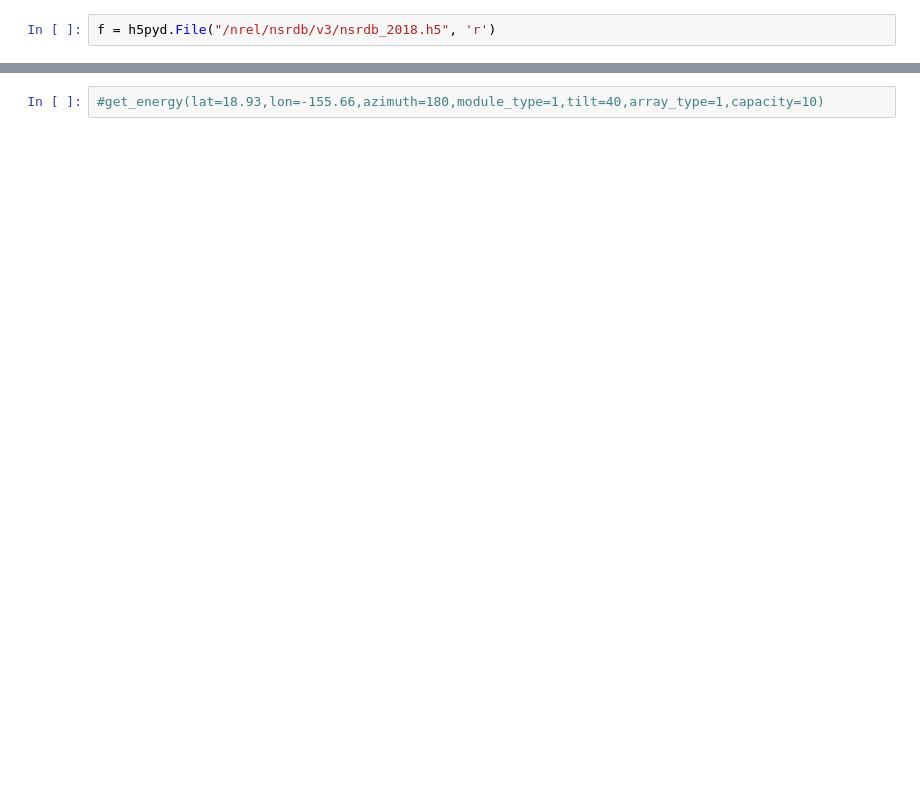
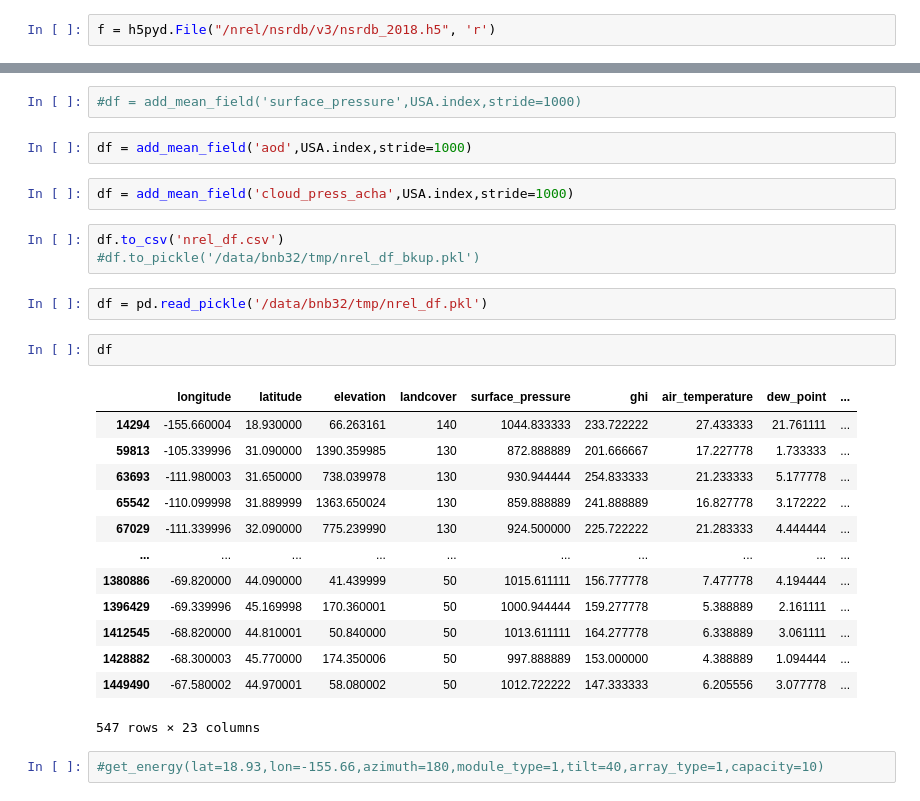
Before and after one commit to bnb32/nrel_project, a Jupyter notebook: prototype.ipynb, the cells around one changed output, grey strips where cells are left out. Cells and saved outputs as stored; diff of their text form; blank space fills up the shorter version.

```diff
--- a/prototype.ipynb
+++ b/prototype.ipynb
@@ -148,2 +259,29 @@ df_energy = get_energy_data(0,USA)
+# %%
+#df = add_mean_field('surface_pressure',USA.index,stride=1000)
+# %%
+df = add_mean_field('aod',USA.index,stride=1000)
+# %%
+df = add_mean_field('cloud_press_acha',USA.index,stride=1000)
+# %%
+df.to_csv('nrel_df.csv')
+#df.to_pickle('/data/bnb32/tmp/nrel_df_bkup.pkl')
+# %%
+df = pd.read_pickle('/data/bnb32/tmp/nrel_df.pkl')
+# %%
+df
+# %% [output]
+|  | longitude | latitude | elevation | landcover | surface_pressure | ghi | air_temperature | dew_point | ... |
+| 14294 | -155.660004 | 18.930000 | 66.263161 | 140 | 1044.833333 | 233.722222 | 27.433333 | 21.761111 | ... |
+| 59813 | -105.339996 | 31.090000 | 1390.359985 | 130 | 872.888889 | 201.666667 | 17.227778 | 1.733333 | ... |
+| 63693 | -111.980003 | 31.650000 | 738.039978 | 130 | 930.944444 | 254.833333 | 21.233333 | 5.177778 | ... |
+| 65542 | -110.099998 | 31.889999 | 1363.650024 | 130 | 859.888889 | 241.888889 | 16.827778 | 3.172222 | ... |
+| 67029 | -111.339996 | 32.090000 | 775.239990 | 130 | 924.500000 | 225.722222 | 21.283333 | 4.444444 | ... |
+| ... | ... | ... | ... | ... | ... | ... | ... | ... | ... |
+| 1380886 | -69.820000 | 44.090000 | 41.439999 | 50 | 1015.611111 | 156.777778 | 7.477778 | 4.194444 | ... |
+| 1396429 | -69.339996 | 45.169998 | 170.360001 | 50 | 1000.944444 | 159.277778 | 5.388889 | 2.161111 | ... |
+| 1412545 | -68.820000 | 44.810001 | 50.840000 | 50 | 1013.611111 | 164.277778 | 6.338889 | 3.061111 | ... |
+| 1428882 | -68.300003 | 45.770000 | 174.350006 | 50 | 997.888889 | 153.000000 | 4.388889 | 1.094444 | ... |
+| 1449490 | -67.580002 | 44.970001 | 58.080002 | 50 | 1012.722222 | 147.333333 | 6.205556 | 3.077778 | ... |
+547 rows × 23 columns
 # %%
 #get_energy(lat=18.93,lon=-155.66,azimuth=180,module_type=1,tilt=40,array_type=1,capacity=10)
```
Also changed, not shown: parts of 39 cells of this notebook.
